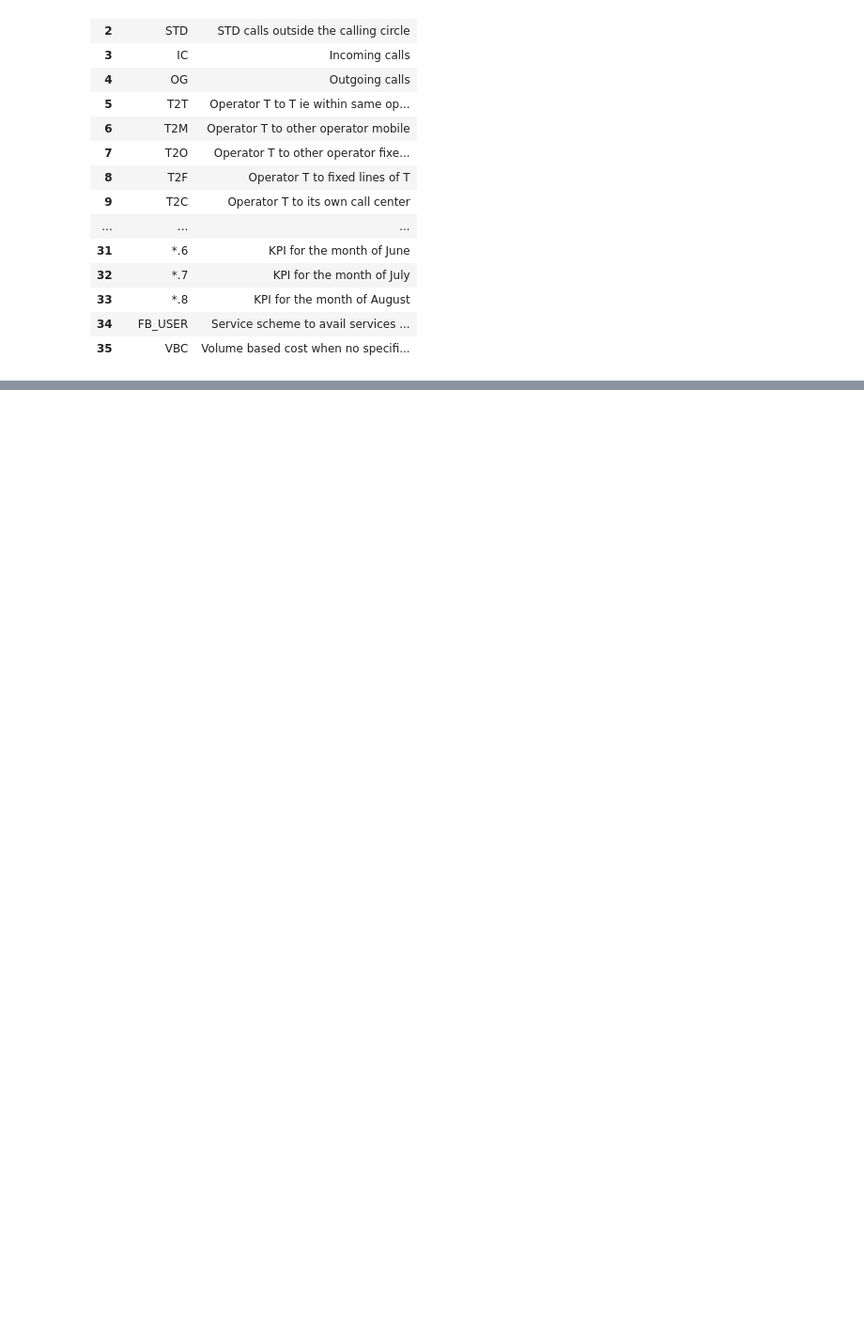
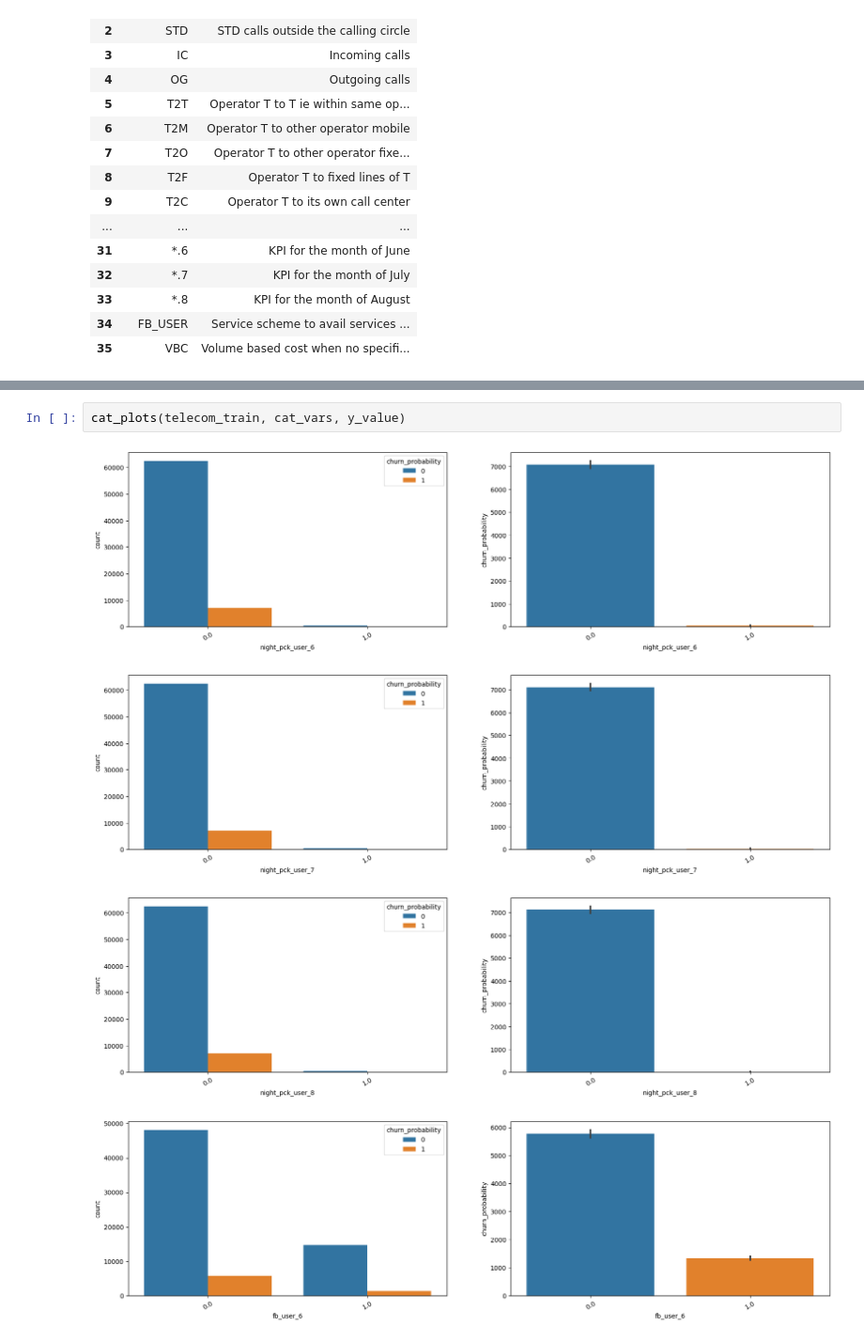
Before and after one commit to mickyals/Telecom_Churn, a Jupyter notebook: Telecom_Churn_Prediction_MA.ipynb, the cells around one changed output, grey strips where cells are left out. Shown at 94% size. Cells and saved outputs as stored; diff of their text form; blank space fills up the shorter version.

```diff
--- a/Telecom_Churn_Prediction_MA.ipynb
+++ b/Telecom_Churn_Prediction_MA.ipynb
@@ -180,0 +556,7 @@ Seems there are a  fields with single values additionally, some fields have more
+# %%
+cat_plots(telecom_train, cat_vars, y_value)
+# %% [output]
+[figure, added]
+[figure, added]
+[figure, added]
+[figure, added]
```
Also changed, not shown: parts of 33 cells of this notebook.
